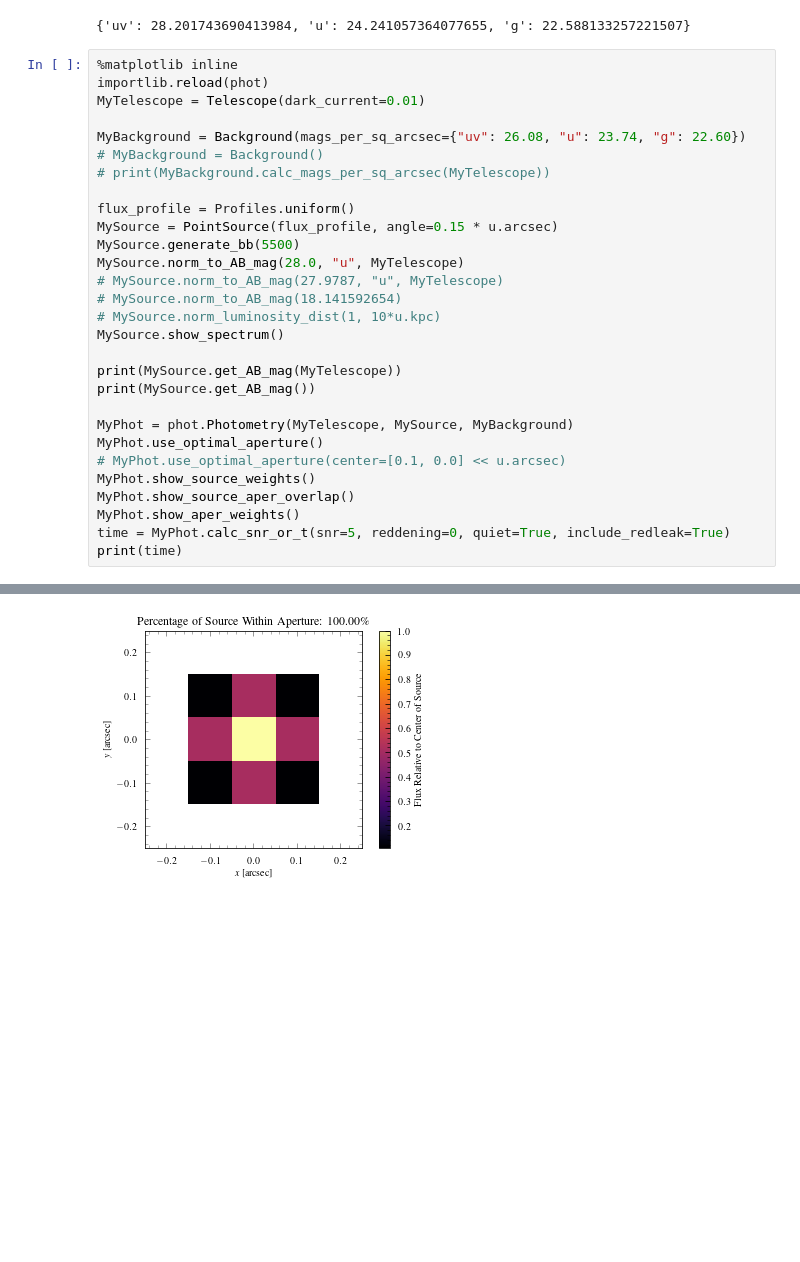
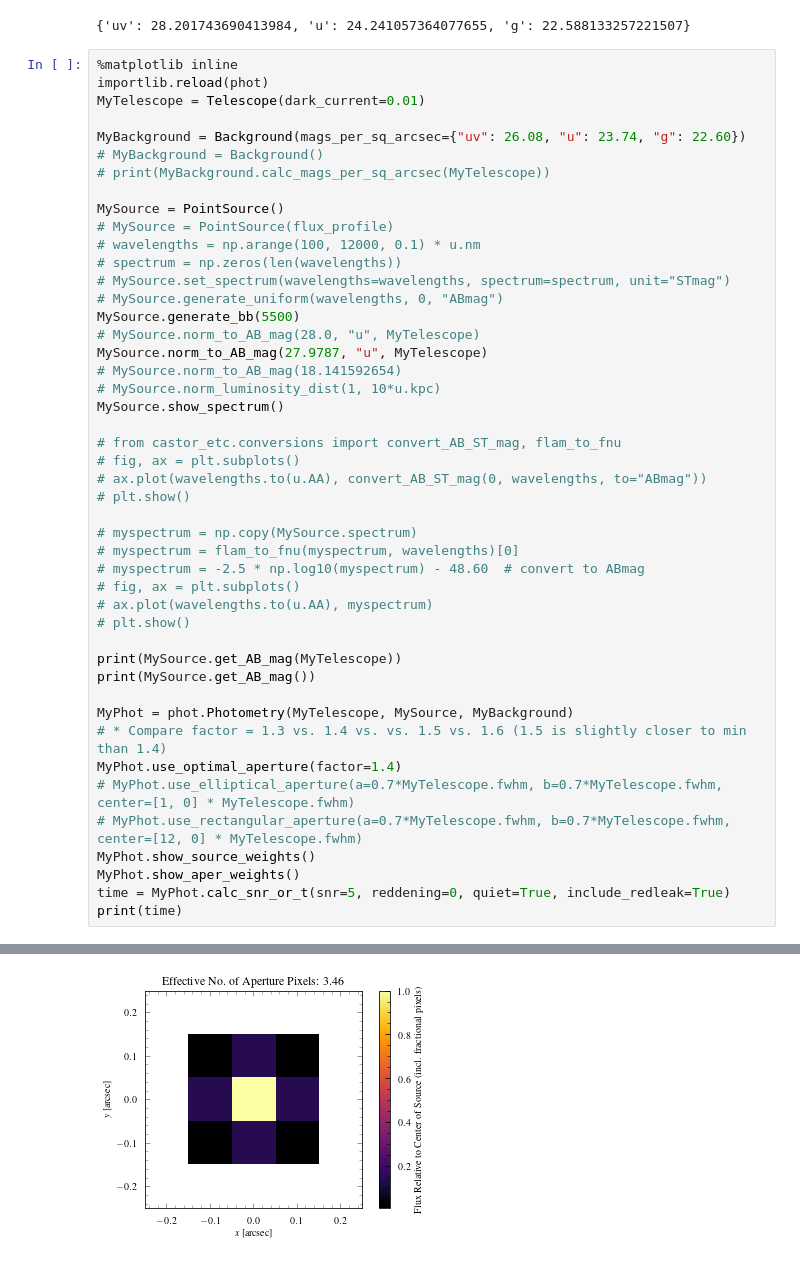
Before and after one commit to CASTOR-telescope/ETC, a Jupyter notebook: notebooks/galaxy_demo copy.ipynb, the cells around one changed output, grey strips where cells are left out. Drawn from its saved outputs; the diff is of its cells as text; blank space fills up the shorter version.

```diff
--- a/notebooks/galaxy_demo copy.ipynb
+++ b/notebooks/galaxy_demo copy.ipynb
@@ -29,23 +30,40 @@ MyBackground = Background(mags_per_sq_arcsec={"uv": 26.08, "u": 23.74, "g": 22.6
 # MyBackground = Background()
 # print(MyBackground.calc_mags_per_sq_arcsec(MyTelescope))
 
-flux_profile = Profiles.uniform()
-MySource = PointSource(flux_profile, angle=0.15 * u.arcsec)
+MySource = PointSource()
+# MySource = PointSource(flux_profile)
+# wavelengths = np.arange(100, 12000, 0.1) * u.nm
+# spectrum = np.zeros(len(wavelengths))
+# MySource.set_spectrum(wavelengths=wavelengths, spectrum=spectrum, unit="STmag")
+# MySource.generate_uniform(wavelengths, 0, "ABmag")
 MySource.generate_bb(5500)
-MySource.norm_to_AB_mag(28.0, "u", MyTelescope)
-# MySource.norm_to_AB_mag(27.9787, "u", MyTelescope)
+# MySource.norm_to_AB_mag(28.0, "u", MyTelescope)
+MySource.norm_to_AB_mag(27.9787, "u", MyTelescope)
 # MySource.norm_to_AB_mag(18.141592654)
 # MySource.norm_luminosity_dist(1, 10*u.kpc)
 MySource.show_spectrum()
+
+# from castor_etc.conversions import convert_AB_ST_mag, flam_to_fnu
+# fig, ax = plt.subplots()
+# ax.plot(wavelengths.to(u.AA), convert_AB_ST_mag(0, wavelengths, to="ABmag"))
+# plt.show()
+
+# myspectrum = np.copy(MySource.spectrum)
+# myspectrum = flam_to_fnu(myspectrum, wavelengths)[0]
+# myspectrum = -2.5 * np.log10(myspectrum) - 48.60  # convert to ABmag
+# fig, ax = plt.subplots()
+# ax.plot(wavelengths.to(u.AA), myspectrum)
+# plt.show()
 
 print(MySource.get_AB_mag(MyTelescope))
 print(MySource.get_AB_mag())
 
 MyPhot = phot.Photometry(MyTelescope, MySource, MyBackground)
-MyPhot.use_optimal_aperture()
-# MyPhot.use_optimal_aperture(center=[0.1, 0.0] << u.arcsec)
+# * Compare factor = 1.3 vs. 1.4 vs. vs. 1.5 vs. 1.6 (1.5 is slightly closer to min than 1.4)
+MyPhot.use_optimal_aperture(factor=1.4)
+# MyPhot.use_elliptical_aperture(a=0.7*MyTelescope.fwhm, b=0.7*MyTelescope.fwhm, center=[1, 0] * MyTelescope.fwhm)
+# MyPhot.use_rectangular_aperture(a=0.7*MyTelescope.fwhm, b=0.7*MyTelescope.fwhm, center=[12, 0] * MyTelescope.fwhm)
 MyPhot.show_source_weights()
-MyPhot.show_source_aper_overlap()
 MyPhot.show_aper_weights()
 time = MyPhot.calc_snr_or_t(snr=5, reddening=0, quiet=True, include_redleak=True)
 print(time)
@@ -56 +78 @@ print(time)
-[figure, old version]
+[figure, new version]
```
Also changed, not shown: parts of 10 cells of this notebook.
